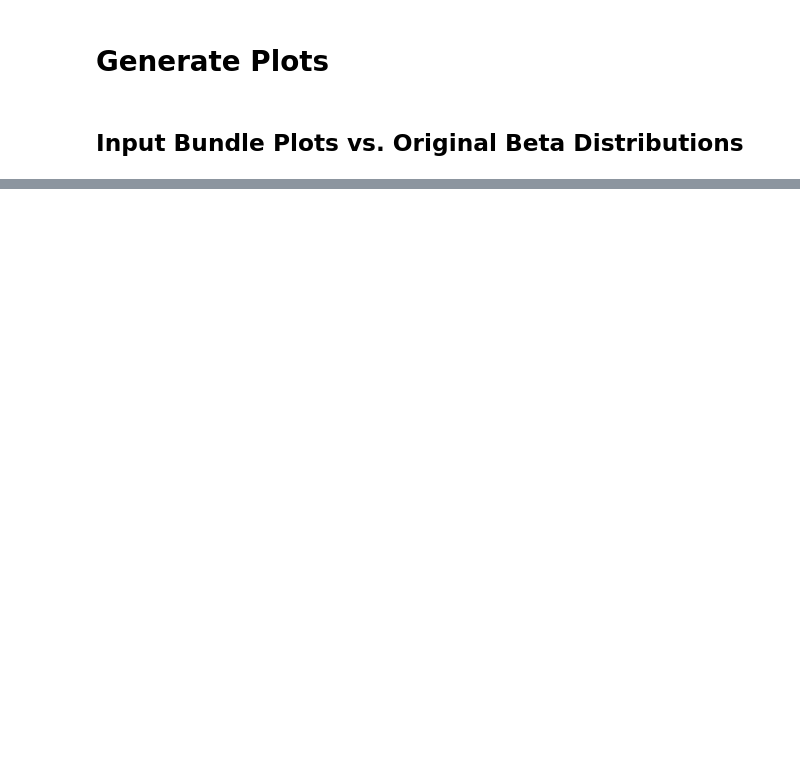
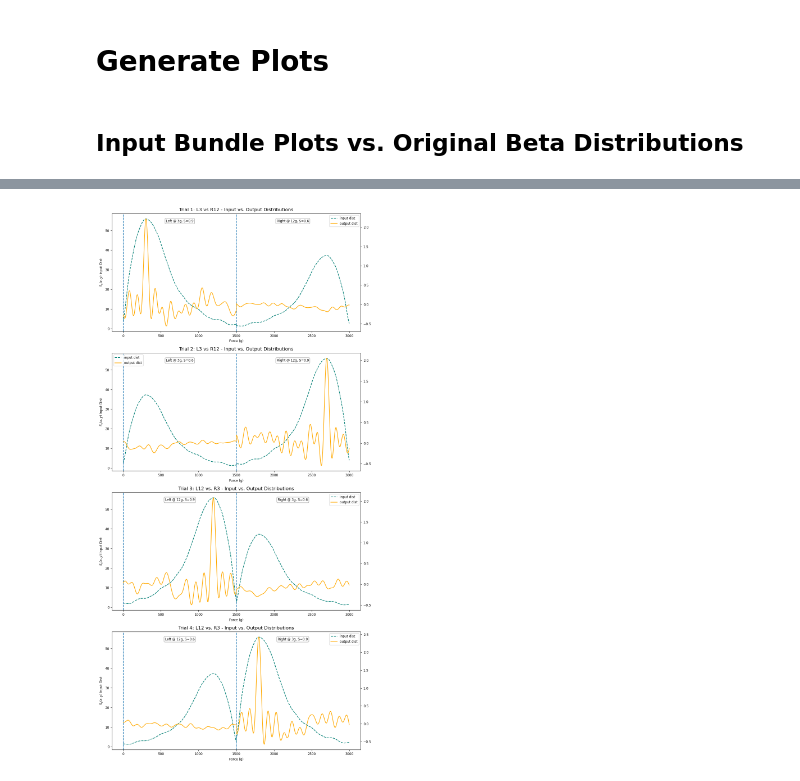
Before and after one commit to 2002sahapriya/Basal-Ganglia, a Jupyter notebook: park_task.ipynb, the cells around one changed output, grey strips where cells are left out. Drawn from its saved outputs; the diff is of its cells as text; code cells hidden in the pictures; blank space fills up the shorter version.

```diff
--- a/park_task.ipynb
+++ b/park_task.ipynb
@@ -468,0 +582,59 @@ plt.show()
+# %%
+fig, axes = plt.subplots(4, 1,figsize=(10, 20),)
+plt.subplots_adjust(hspace=0.8)
+
+# If you only have one action, axes will not be a list
+if n_actions_park == 1:
+    axes = [axes]
+
+
+for i, ax in enumerate(axes):
+    # primary y-axis: input distribution
+    ax.plot(bundle_in_park[i],
+            ls='--', color="#007e74",
+            label="input dist")
+    ax.set_xlabel("Force (g)", fontsize="small")
+    ax.set_ylabel('$S_c(x,y)$ Input Dist', fontsize='small', rotation=90, labelpad=10, va='center')
+    ax.tick_params(axis='x', labelsize='small')
+    ax.tick_params(axis='y', labelsize='small')
+
+    # secondary y-axis: output distribution
+    ax2 = ax.twinx()
+    ax2.plot(bundle_out_park[i],
+             ls='-', color="#ffaa00",
+             label="output dist")
+    ax2.tick_params(axis='y', labelsize='small')
+
+    # combined legend
+    h1, l1 = ax.get_legend_handles_labels()
+    h2, l2 = ax2.get_legend_handles_labels()
+    ax.legend(h1 + h2, l1 + l2,
+              loc='best', fontsize='small')
+    ax.set_title(f'Trial {i + 1}: {trial_labels[i]} - Input vs. Output Distributions')
+
+for i in range(4):
+    for n in range(n_actions_park):
+        xpos = n * domain_force_park.shape[0]
+        axes[i].axvline(xpos, linestyle='--')
+        # Compute the center between this and the next section
+        if n < n_actions_park - 1:
+            next_xpos = (n + 1) * domain_force_park.shape[0]
+            x_text = (xpos + next_xpos) / 2
+        else:
+            # For the last section, center in the last segment
+            x_text = xpos + domain_force_park.shape[0] / 2
+        # Place text near the top of the plot
+        y_text = axes[i].get_ylim()[1] * 0.95  # 95% up the y-axis
+        axes[i].text(
+            x_text, y_text,
+            f"{action_labels[i][n]}, S={salience_labels[i][n]}",
+            ha='center', va='top',
+            fontsize='small',
+            bbox=dict(boxstyle="round,pad=0.3", fc="white", ec="gray", alpha=0.7)
+        )
+
+plt.tight_layout()
+plt.savefig('./figures/park/park_output.png')
+plt.show()
+# %% [output]
+[figure, added]
```
Also changed, not shown: parts of 8 cells of this notebook.
